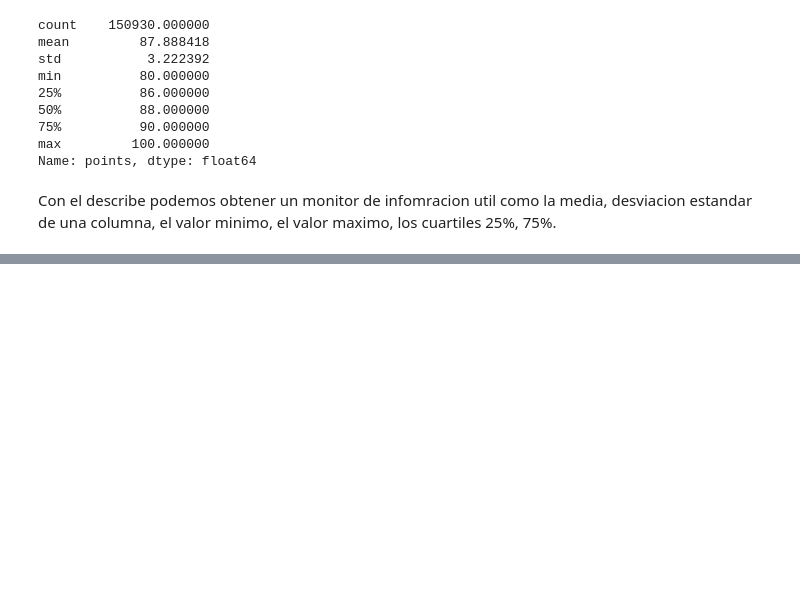
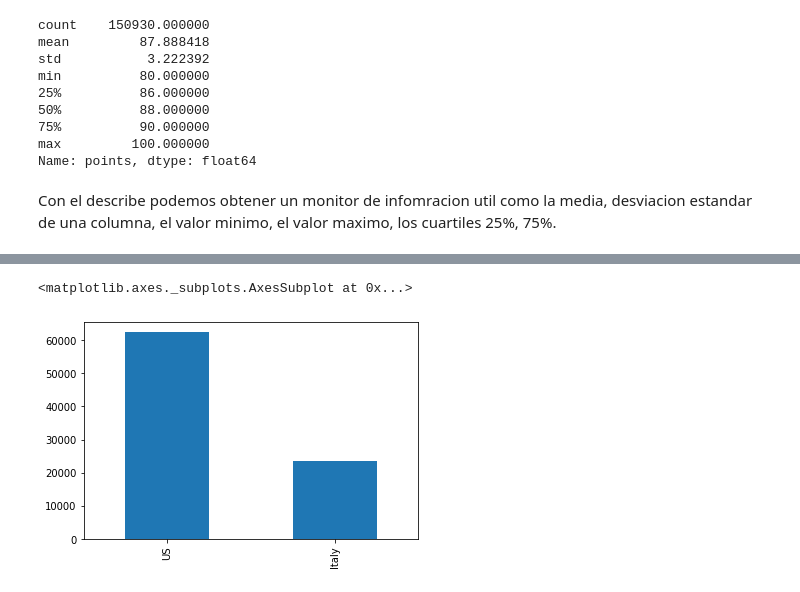
Before and after one commit to carlmuva/MINERIA-DE-DATOS, a Jupyter notebook: Practica2/Practica2.ipynb, the cells around one changed output, grey strips where cells are left out. Drawn from its saved outputs; the diff is of its cells as text; code cells hidden in the pictures; blank space fills up the shorter version.

```diff
--- a/Practica2/Practica2.ipynb
+++ b/Practica2/Practica2.ipynb
@@ -139,0 +160,5 @@ Representan las freceuncuas y las probabilidades que tienen los datos que estan
+# %%
+bdvinos['country'].value_counts().head(2).plot.bar()
+# %% [output]
+<matplotlib.axes._subplots.AxesSubplot at 0x...>
+[figure, added]
```
Also changed, not shown: parts of 53 cells of this notebook.
